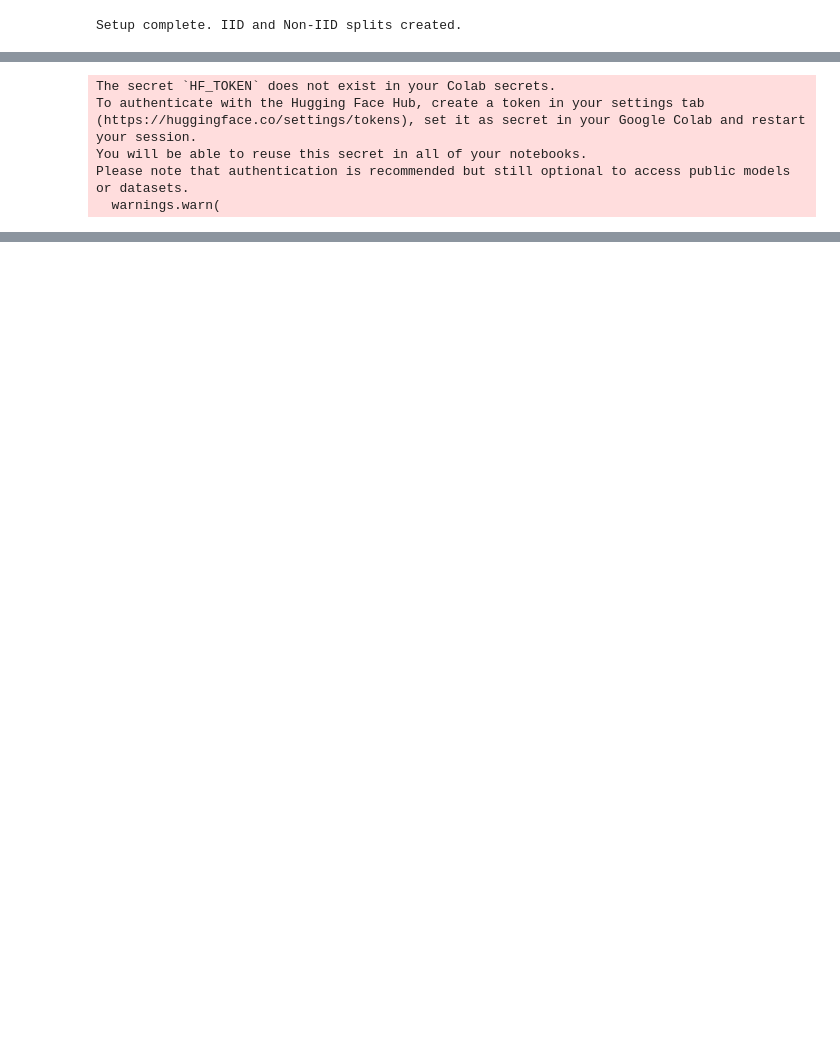
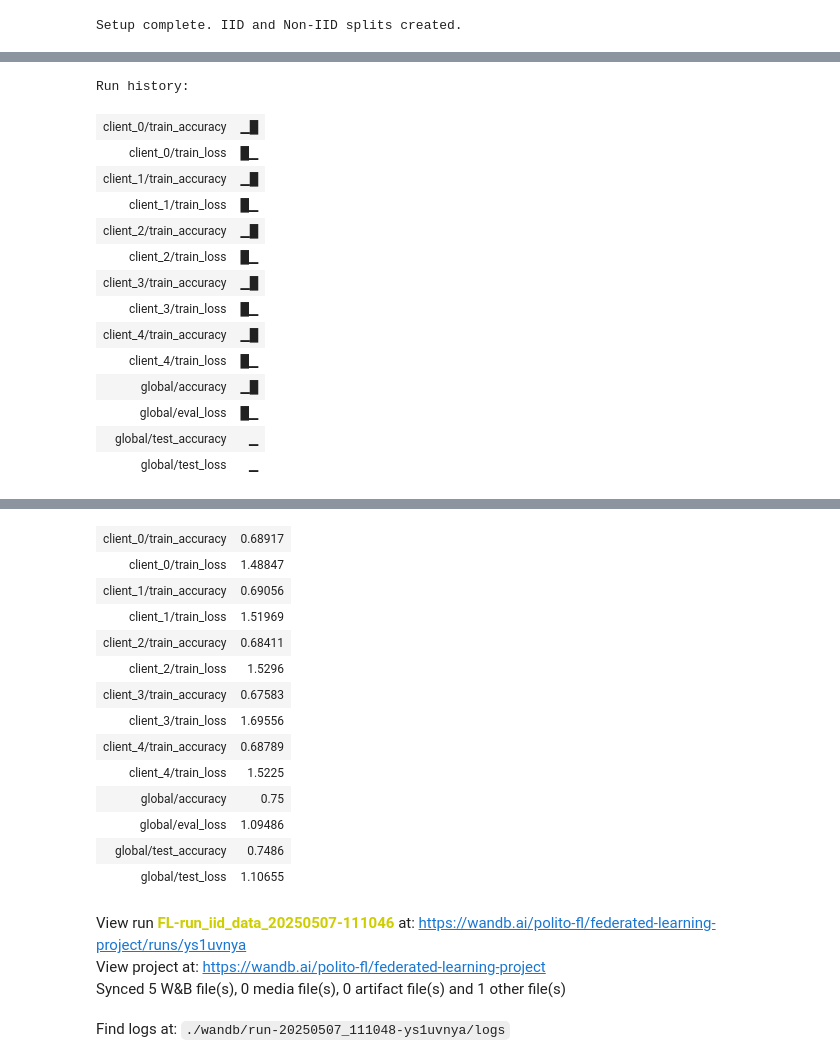
Before and after one commit to Federated-Learning-Machine-Learning/federated-learning-project, a Jupyter notebook: notebooks/Getting_Started_FL_Setting.ipynb, the cells around one changed output, grey strips where cells are left out. Cells and saved outputs as stored; diff of their text form; code cells hidden in the pictures; blank space fills up the shorter version.

Commit message:
feat: modified notebooks to use wb

```diff
--- a/notebooks/Getting_Started_FL_Setting.ipynb
+++ b/notebooks/Getting_Started_FL_Setting.ipynb
@@ -64,7 +65,9 @@ DATA_DIR = './data'
 NUM_CLIENTS = 5
 NC = 20
 VAL_SPLIT = 0.1
-BATCH_SIZE = 64
+BATCH_SIZE = 256
+LOCAL_EPOCHS = 2
+NUM_ROUNDS = 2
 # %%
 pipeline = data_preprocessing.CIFAR100Pipeline(val_split=VAL_SPLIT, use_augment=True)
 trainset, valset, testset = pipeline.run_pipeline()
@@ -105,10 +148,28 @@ def create_dino_vit_s16_for_cifar100(freezing=True):
 # %%
-run_name = f"run_iid_data_{datetime.now().strftime('%Y%m%d-%H%M%S')}"
-writer = SummaryWriter(log_dir=f"{LOG_DIR}/{run_name}")
-print(f"Logging to {LOG_DIR}")
+run_name = f"FL-run_iid_data_{datetime.now().strftime('%Y%m%d-%H%M%S')}"
+
+logger = FederatedWandBLogger(
+    project_name="federated-learning-project",
+    run_name=run_name,
+    global_config={
+        "learning_rate": optimizer_config.get("lr"),
+        "momentum": optimizer_config.get("momentum"),
+        "weight_decay": optimizer_config.get("weight_decay"),
+        "nesterov": optimizer_config.get("nesterov"),
+        "scheduler": clients.SchedulerType.COSINE,
+        "scheduler_T_max": scheduler_config.get("T_max"),
+        "scheduler_eta_min": scheduler_config.get("eta_min"),
+        "scheduler_last_epoch": scheduler_config.get("last_epoch"),
+        "use_iid": True,   # Change to False if non-IID
+        "local_epochs": LOCAL_EPOCHS,
+        "batch_size": BATCH_SIZE,
+        "optimizer": clients.OptimizerType.SGD,  # Replace with AdamW if needed
+        "rounds": NUM_ROUNDS
+    }
+)
 
 strategy = strategies.FedAvg(
-    writer=writer,
+    logger=logger,
     fraction_fit=1.0,
     min_fit_clients=NUM_CLIENTS,
     min_available_clients=NUM_CLIENTS,
@@ -225,5 +260,17 @@ with torch.no_grad():
 test_loss = loss_total / total
 test_accuracy = correct / total
 
+logger.log_global_metrics({
+    "test_loss": test_loss,
+    "test_accuracy": test_accuracy
+}, round_number=NUM_ROUNDS)
+
+model_save_path = "final_federated_model.pth"
+torch.save(iid_model.state_dict(), model_save_path)
+
+logger.log_model(iid_model, path=model_save_path)
+
+logger.finish()
+
 print(f"✅ Test Accuracy: {test_accuracy:.4f} | Test Loss: {test_loss:.4f}")
 # %% [output]
@@ -230,5 +278,15 @@ print(f"✅ Test Accuracy: {test_accuracy:.4f} | Test Loss: {test_loss:.4f}")
-The secret `HF_TOKEN` does not exist in your Colab secrets.
-To authenticate with the Hugging Face Hub, create a token in your settings tab (https://huggingface.co/settings/tokens), set it as secret in your Google Colab and restart your session.
-You will be able to reuse this secret in all of your notebooks.
-Please note that authentication is recommended but still optional to access public models or datasets.
-  warnings.warn(
+Run history:
+| client_0/train_accuracy | ▁█ |
+| client_0/train_loss | █▁ |
+| client_1/train_accuracy | ▁█ |
+| client_1/train_loss | █▁ |
+| client_2/train_accuracy | ▁█ |
+| client_2/train_loss | █▁ |
+| client_3/train_accuracy | ▁█ |
+| client_3/train_loss | █▁ |
+| client_4/train_accuracy | ▁█ |
+| client_4/train_loss | █▁ |
+| global/accuracy | ▁█ |
+| global/eval_loss | █▁ |
+| global/test_accuracy | ▁ |
+| global/test_loss | ▁ |
@@ -235,0 +294,18 @@ Please note that authentication is recommended but still optional to access publ
+| client_0/train_accuracy | 0.68917 |
+| client_0/train_loss | 1.48847 |
+| client_1/train_accuracy | 0.69056 |
+| client_1/train_loss | 1.51969 |
+| client_2/train_accuracy | 0.68411 |
+| client_2/train_loss | 1.5296 |
+| client_3/train_accuracy | 0.67583 |
+| client_3/train_loss | 1.69556 |
+| client_4/train_accuracy | 0.68789 |
+| client_4/train_loss | 1.5225 |
+| global/accuracy | 0.75 |
+| global/eval_loss | 1.09486 |
+| global/test_accuracy | 0.7486 |
+| global/test_loss | 1.10655 |
+View run FL-run_iid_data_20250507-111046 at: https://wandb.ai/polito-fl/federated-learning-project/runs/ys1uvnya
+View project at: https://wandb.ai/polito-fl/federated-learning-project
+Synced 5 W&B file(s), 0 media file(s), 0 artifact file(s) and 1 other file(s)
+Find logs at: ./wandb/run-20250507_111048-ys1uvnya/logs
```
Also changed, not shown: parts of 11 cells of this notebook, 1 other file.
